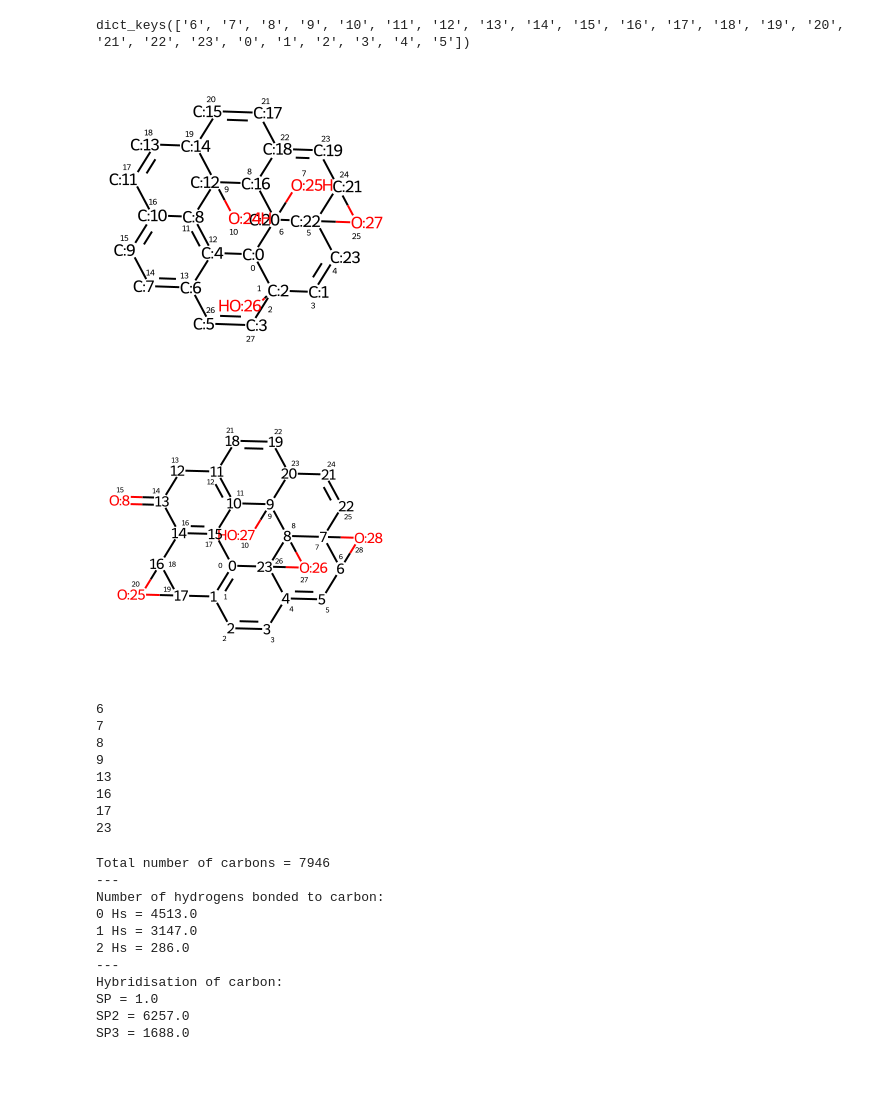
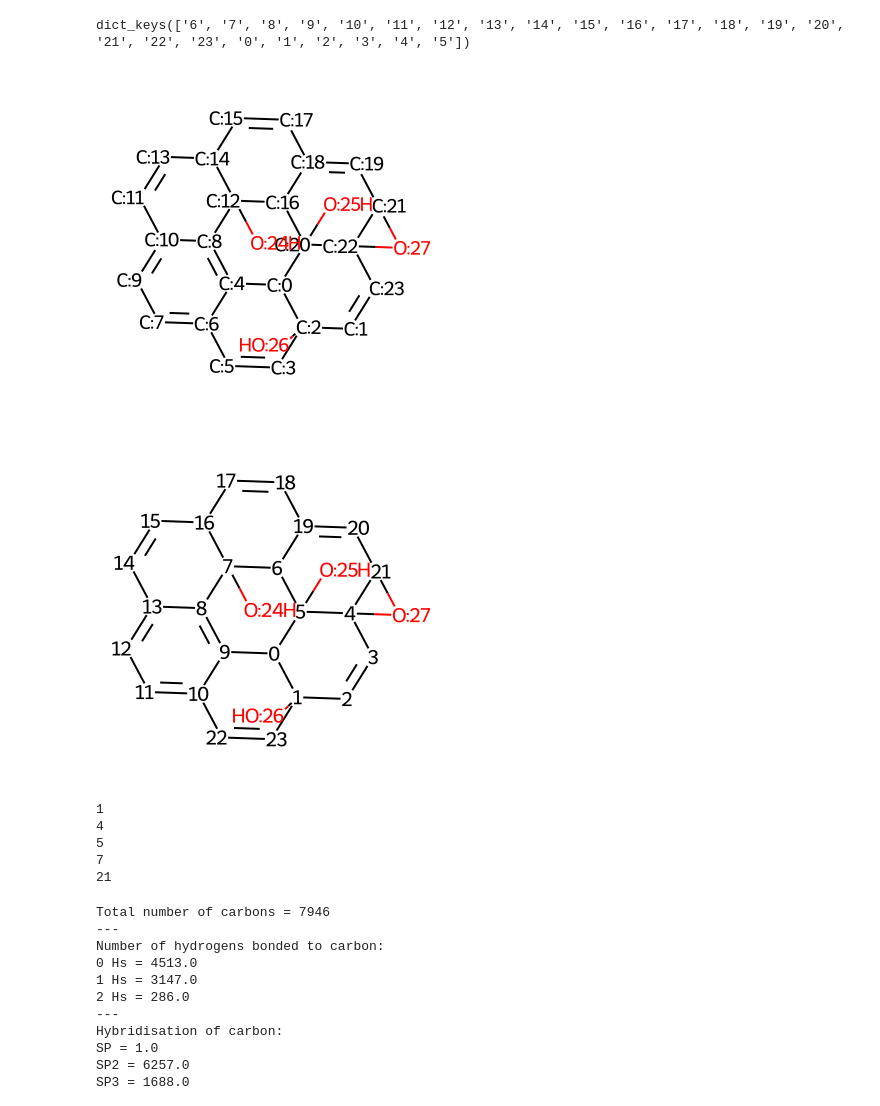
Before and after one commit to sam-j-hall/GO_molecule_GNN, a Jupyter notebook: view_data.ipynb, the cells around one changed output. Cells and saved outputs as stored; diff of their text form; code cells hidden in the pictures; blank space fills up the shorter version.

```diff
--- a/view_data.ipynb
+++ b/view_data.ipynb
@@ -28,6 +28,6 @@ with open('raw/data_coronene_4sets_0.6.json', 'rb') as file:
 # Get the name IDs for all molecules
 ids = list(dict[0].keys())
 # First molecule name ID in list
-name = ids[10]
+name = ids[18]
 print(name)
 # %% [output]
@@ -51,13 +51,13 @@ print(spec.keys())
 # %% [output]
 dict_keys(['6', '7', '8', '9', '10', '11', '12', '13', '14', '15', '16', '17', '18', '19', '20', '21', '22', '23', '0', '1', '2', '3', '4', '5'])
 # %%
-IPythonConsole.drawOptions.addAtomIndices=True
-IPythonConsole.molSize = 300,300
+#IPythonConsole.drawOptions.addAtomIndices=True
+IPythonConsole.molSize = 350,350
 # Show the molecule with RDKit
 mol = Chem.MolFromSmiles(dict[0][name])
 mol
 # %% [output]
-[figure, old version]
+[figure, new version]
 # %%
 i = 0
 for atom in mol.GetAtoms():
@@ -67,7 +67,7 @@ for atom in mol.GetAtoms():
 
 mol
 # %% [output]
-[figure, old version]
+[figure, new version]
 # %%
 for atom in mol.GetAtoms():
     neigh = atom.GetNeighbors()
@@ -76,14 +76,11 @@ for atom in mol.GetAtoms():
         if at.GetAtomicNum() == 8:
             print(atom.GetProp("atomLabel"))
 # %% [output]
-6
+1
+4
+5
 7
-8
-9
-13
-16
-17
-23
+21
 # %%
 carbons = 0
 features = np.zeros([3, 3, 2, 2])
```
Also changed, not shown: parts of 6 cells of this notebook, 1 other file.
